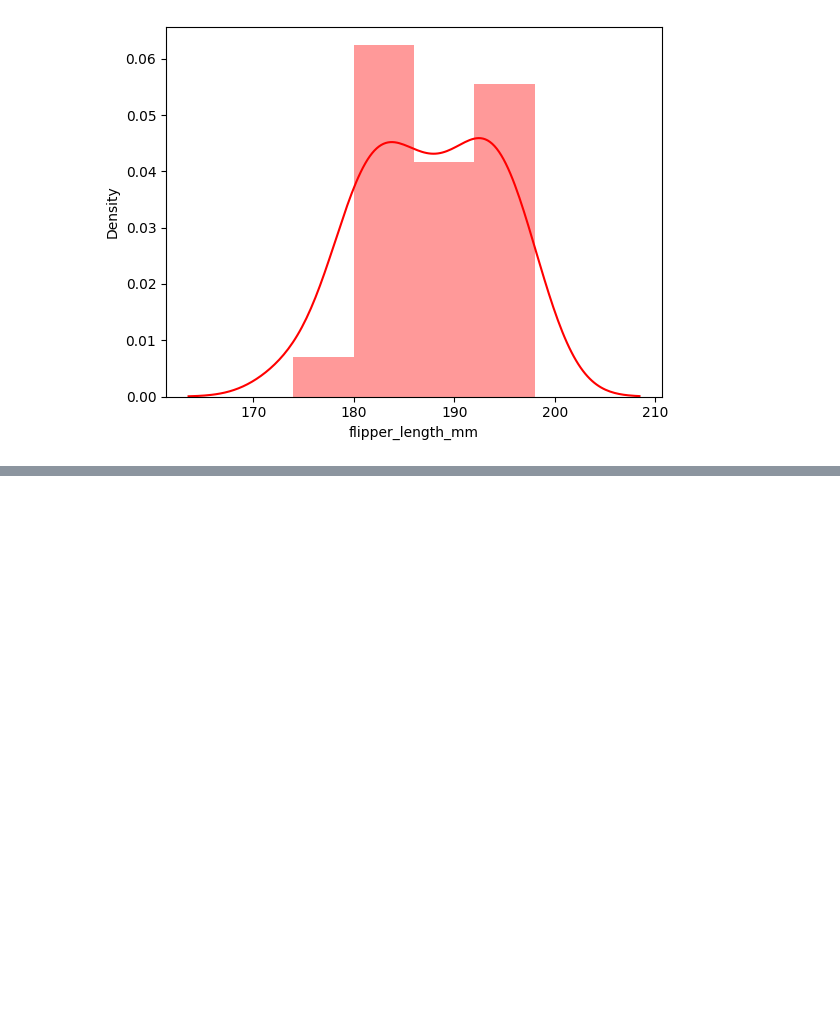
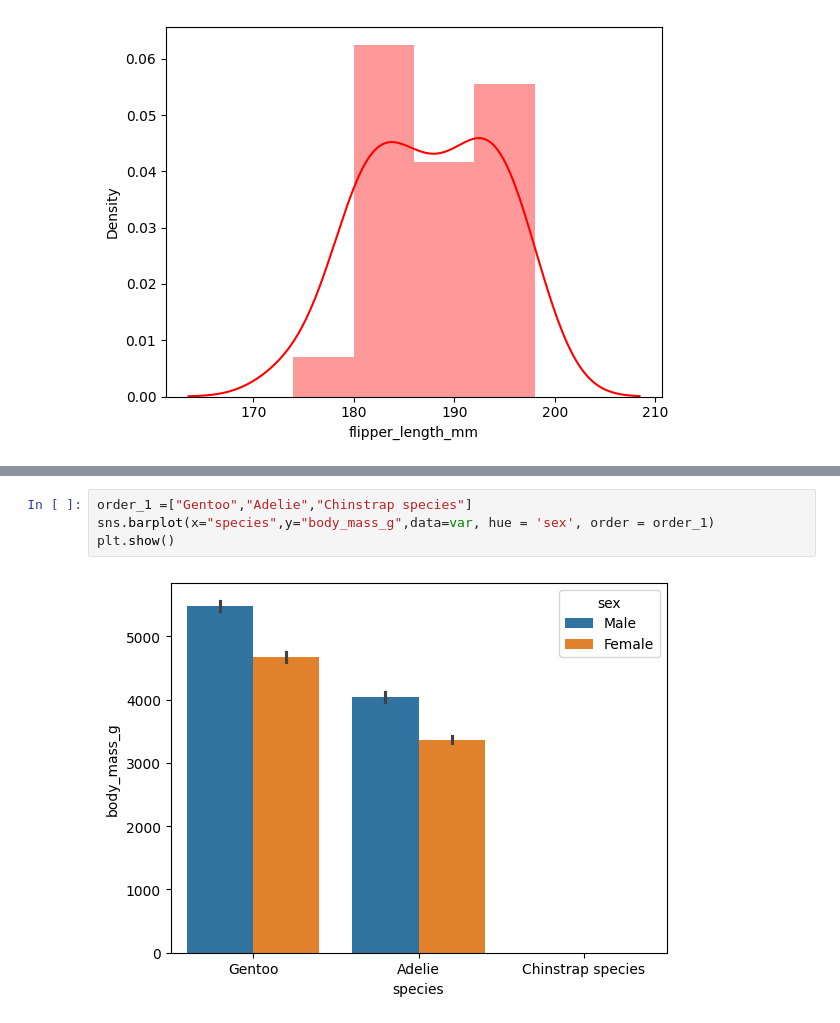
Before and after one commit to anjali801/Data-science-45-internship, a Jupyter notebook: Day21.ipynb, the cells around one changed output, grey strips where cells are left out. Drawn from its saved outputs; the diff is of its cells as text; blank space fills up the shorter version.

```diff
--- a/Day21.ipynb
+++ b/Day21.ipynb
@@ -241,0 +275,6 @@ https://gist.github.com/mwaskom/de44147ed2974457ad6372750bbe5751
+# %%
+order_1 =["Gentoo","Adelie","Chinstrap species"]
+sns.barplot(x="species",y="body_mass_g",data=var, hue = 'sex', order = order_1)
+plt.show()
+# %% [output]
+[figure, added]
```
Also changed, not shown: parts of 16 cells of this notebook.
